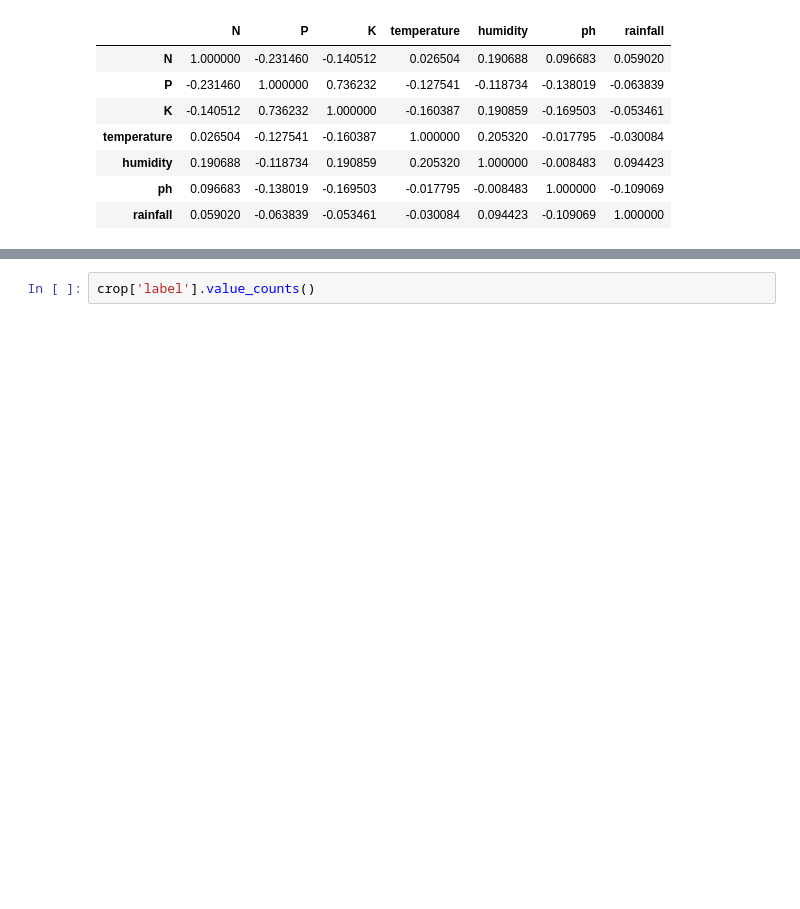
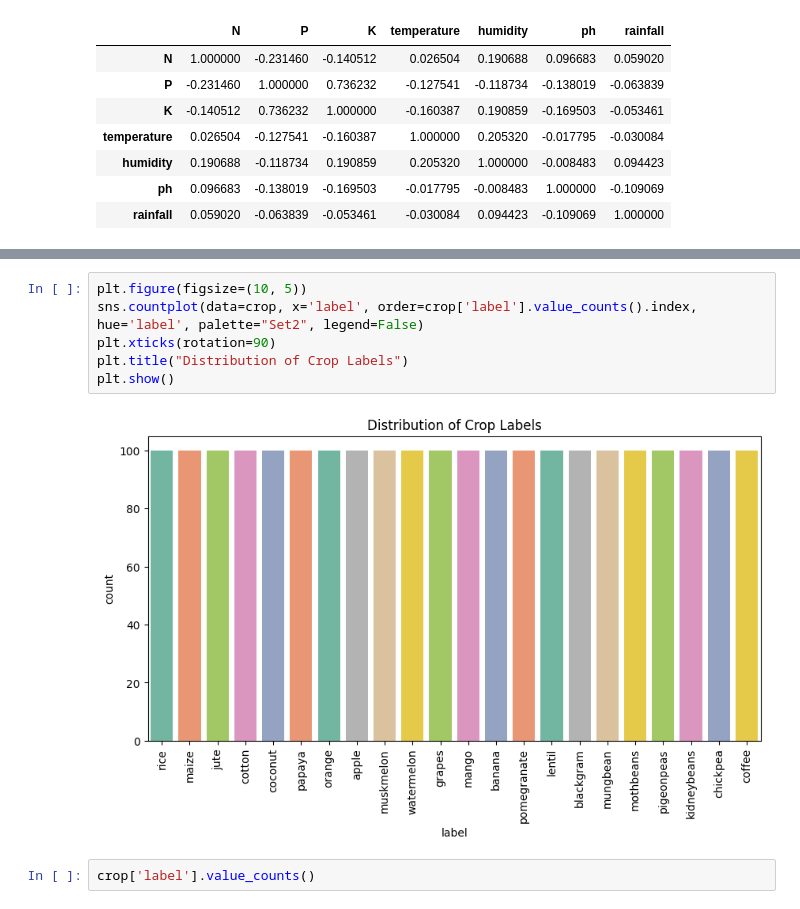
Before and after one commit to projjalbhattacharyya/Farmwise-Agriculture-System, a Jupyter notebook: Analysis and Modelling/Crop Recommendation System Using Machine Learning.ipynb, the cells around one changed output, grey strips where cells are left out. Saved outputs shown, nothing was run; the diff lists cells and outputs as text; blank space fills up the shorter version.

```diff
--- a/Analysis and Modelling/Crop Recommendation System Using Machine Learning.ipynb
+++ b/Analysis and Modelling/Crop Recommendation System Using Machine Learning.ipynb
@@ -87,3 +141,11 @@ sns.heatmap(crop.corr(numeric_only=True), annot = True, cbar=True, cmap='coolwar
+# %%
+plt.figure(figsize=(10, 5))
+sns.countplot(data=crop, x='label', order=crop['label'].value_counts().index, hue='label', palette="Set2", legend=False)
+plt.xticks(rotation=90)
+plt.title("Distribution of Crop Labels")
+plt.show()
+# %% [output]
+[figure, added]
 # %%
 crop['label'].value_counts()
 # %% [output]
```
Also changed, not shown: parts of 12 cells of this notebook, 3 other files.
